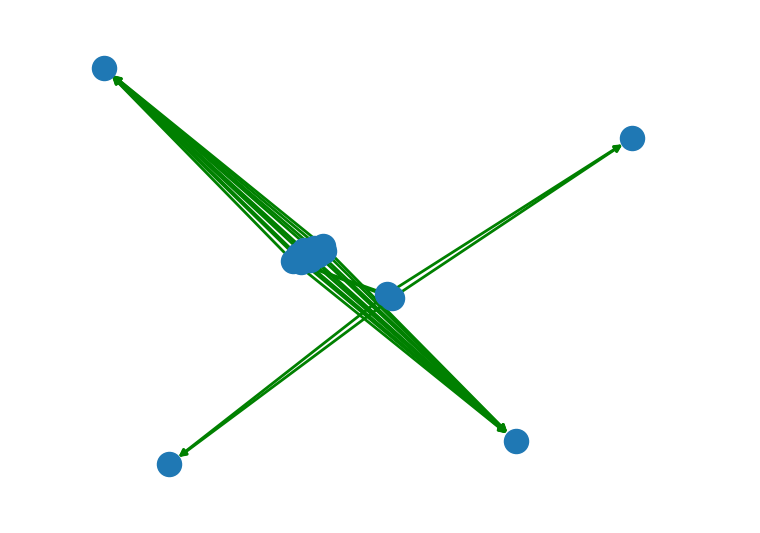
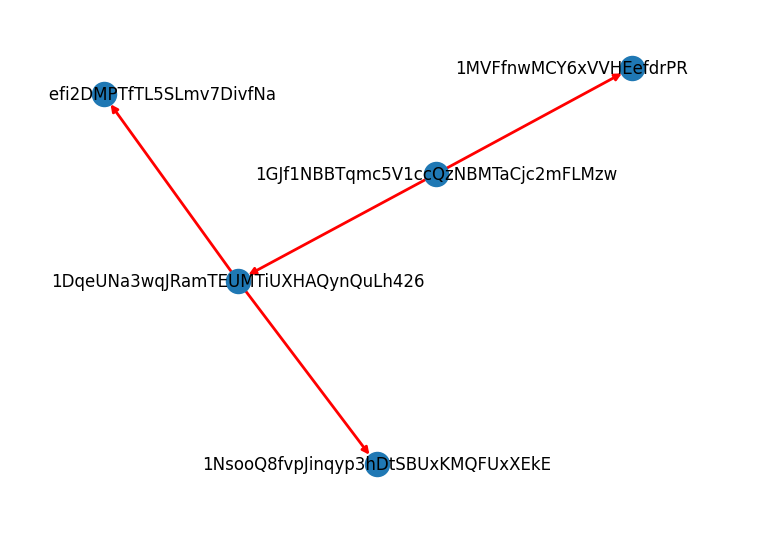
Before and after one commit to Linupo/MBD, a Jupyter notebook: visualize_transaction.ipynb, the cells around one changed output. Cells and saved outputs as stored; diff of their text form; code cells hidden in the pictures.

```diff
--- a/visualize_transaction.ipynb
+++ b/visualize_transaction.ipynb
@@ -7,34 +7,34 @@ model_file = "RF_model.sav"
 scaler_file = "scaler.pkl"
 model_RF = load(open(model_file, 'rb'))
 scaler = load(open(scaler_file, 'rb'))
-
+# 1H5ppfTXSmvuJFXFHrk7vmVVQ882WRSf4A
 # you can input a single wallet address or a list of dictionaries with metadata
-node_data = [('1HvdRe79jANRQgSK82iFiFExXm2qnxSiqo', {'name': 'Inspected wallet addr'})]
+node_data = [('1DqeUNa3wqJRamTEUMTiUXHAQynQuLh426', {'name': 'Inspected wallet addr'})]
 
 # this will take a single wallet address of a list of dictionaries with metadata
 edge_data = bitcoin_network(node_data, scaler, model_RF)
 # %%
 import matplotlib.pyplot as plt
 # this will output a Networkx graph object
 graph_object = nx.DiGraph()
 graph_object.add_nodes_from(node_data)
 
 for edge in edge_data:
     color = 'g'
     if (edge[2]['isLegal'] == False):
         color = 'r'
     graph_object.add_edge(edge[0], edge[1], color=color)
 
 graph_object.add_edges_from(edge_data)
 
 # nx.draw(graph_object, with_labels=False, font_weight='bold')
 
 edges,colors = zip(*nx.get_edge_attributes(graph_object,'color').items())
 
-nx.draw(graph_object,edgelist=edges,edge_color=colors,width=2)
+nx.draw(graph_object,edgelist=edges,edge_color=colors,width=2, with_labels = True)
 plt.show()
 
 # you can then export to one of several formats
 # bitcoin_data_export(graph_object, 'graphml', 'filename')
 # %% [output]
-[figure, old version]
+[figure, new version]
```
Also changed, not shown: 7 other files.
